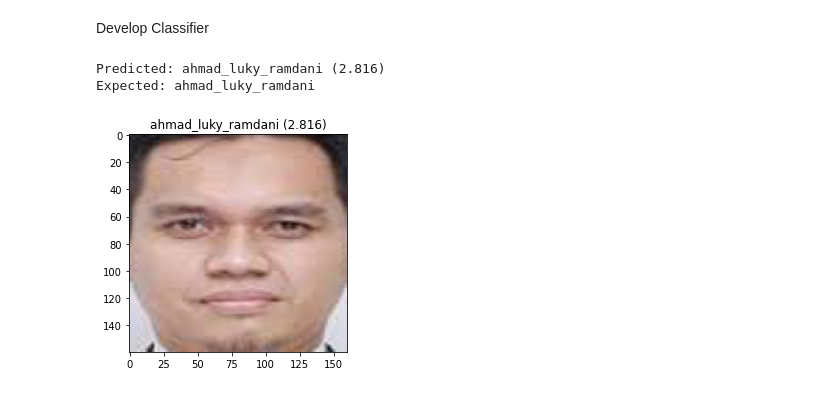
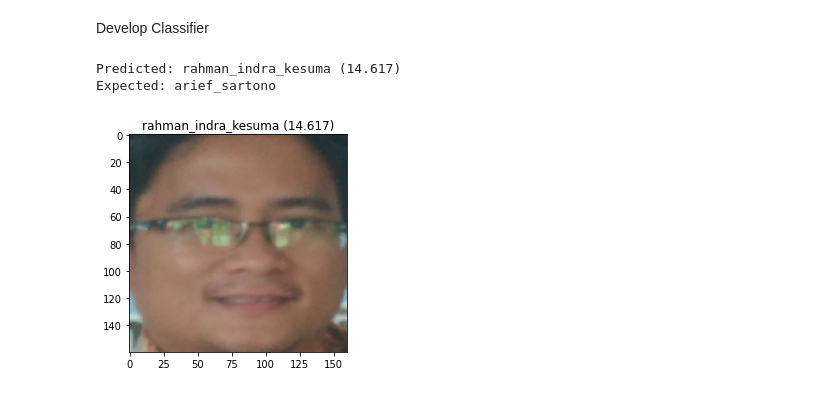
Before and after one commit to prananto/baud.prananto, a Jupyter notebook: Face_Recognition_using_Facenet.ipynb, the cells around one changed output. Saved outputs shown, nothing was run; the diff lists cells and outputs as text; code cells hidden in the pictures.

```diff
--- a/Face_Recognition_using_Facenet.ipynb
+++ b/Face_Recognition_using_Facenet.ipynb
@@ -195,34 +195,37 @@ trainX = in_encoder.transform(trainX)
 testX = in_encoder.transform(testX)
 # label encode targets
 out_encoder = LabelEncoder()
 out_encoder.fit(trainy)
 trainy = out_encoder.transform(trainy)
 testy = out_encoder.transform(testy)
 # fit model
 model = SVC(kernel='linear', probability=True)
 model.fit(trainX, trainy)
 # test model on a random example from the test dataset
-selection = choice([i for i in range(testX.shape[0])])
+#selection = choice([i for i in range(testX.shape[0])])
+
+#select picture to test
+selection = 1
 random_face_pixels = testX_faces[selection]
 random_face_emb = testX[selection]
 random_face_class = testy[selection]
 random_face_name = out_encoder.inverse_transform([random_face_class])
 # prediction for the face
 samples = expand_dims(random_face_emb, axis=0)
 yhat_class = model.predict(samples)
 yhat_prob = model.predict_proba(samples)
 # get name
 class_index = yhat_class[0]
 class_probability = yhat_prob[0,class_index] * 100
 predict_names = out_encoder.inverse_transform(yhat_class)
 print('Predicted: %s (%.3f)' % (predict_names[0], class_probability))
 print('Expected: %s' % random_face_name[0])
 # plot for fun
 pyplot.imshow(random_face_pixels)
 title = '%s (%.3f)' % (predict_names[0], class_probability)
 pyplot.title(title)
 pyplot.show()
 # %% [output]
-Predicted: ahmad_luky_ramdani (2.816)
-Expected: ahmad_luky_ramdani
+Predicted: rahman_indra_kesuma (14.617)
+Expected: arief_sartono
-[figure, old version]
+[figure, new version]
```
Also changed, not shown: parts of 2 cells of this notebook.
